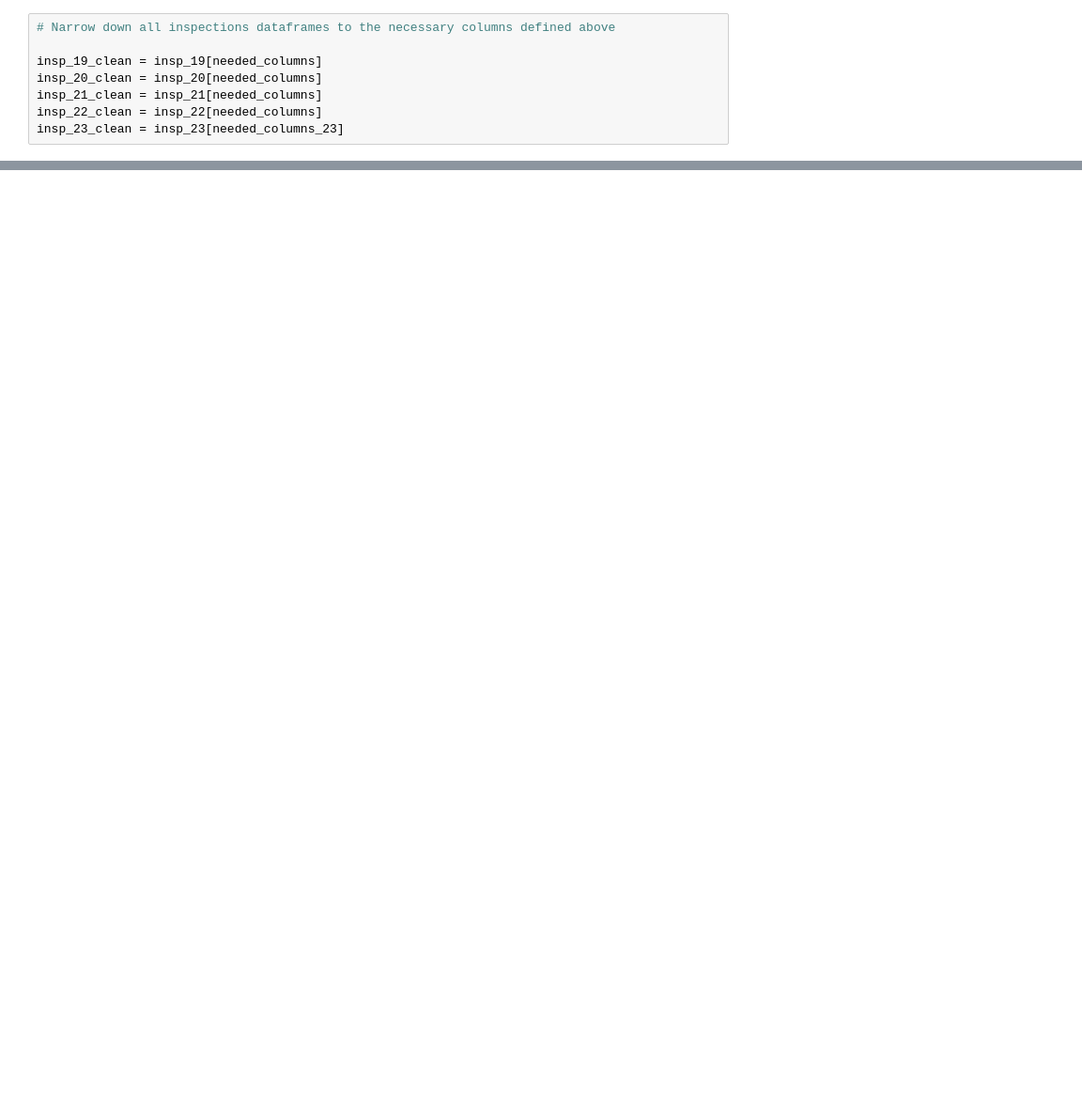
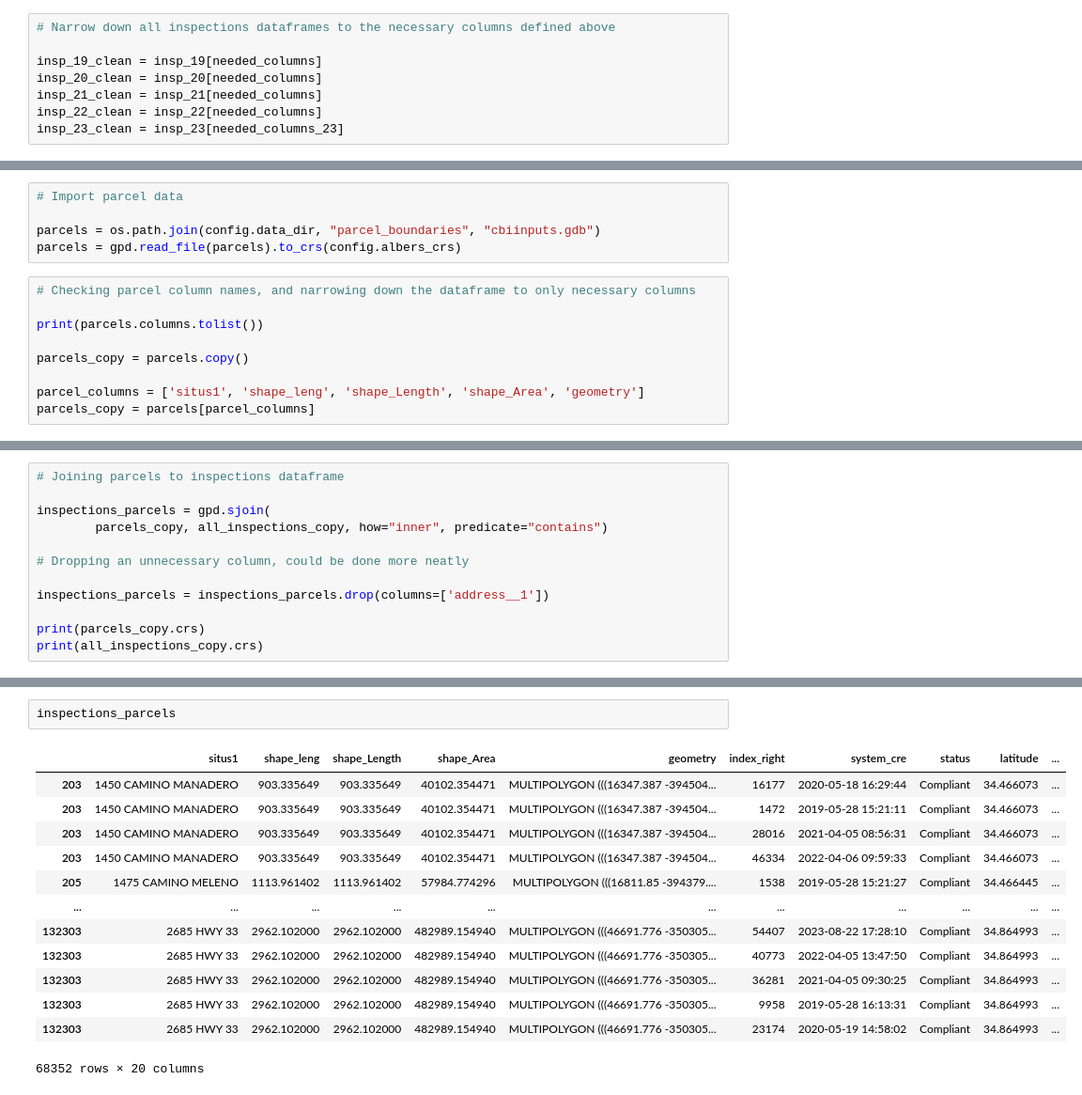
Before and after one commit to wildfire-prep/data-preparation, a Jupyter notebook: code/00_label_data/02_inspection_data_cleaning.ipynb, the cells around one changed output, grey strips where cells are left out. Shown at 94% size. Drawn from its saved outputs; the diff is of its cells as text; blank space fills up the shorter version.

```diff
--- a/code/00_label_data/02_inspection_data_cleaning.ipynb
+++ b/code/00_label_data/02_inspection_data_cleaning.ipynb
@@ -351,0 +79,14 @@ For the rest of the columns, investigate whether to keep them on a case by case
+# %%
+# Import parcel data
+
+parcels = os.path.join(config.data_dir, "parcel_boundaries", "cbiinputs.gdb")
+parcels = gpd.read_file(parcels).to_crs(config.albers_crs)
+# %%
+# Checking parcel column names, and narrowing down the dataframe to only necessary columns
+
+print(parcels.columns.tolist())
+
+parcels_copy = parcels.copy()
+
+parcel_columns = ['situs1', 'shape_leng', 'shape_Length', 'shape_Area', 'geometry']
+parcels_copy = parcels[parcel_columns]
@@ -351,0 +95,12 @@ For the rest of the columns, investigate whether to keep them on a case by case
+# %%
+# Joining parcels to inspections dataframe
+
+inspections_parcels = gpd.sjoin(
+        parcels_copy, all_inspections_copy, how="inner", predicate="contains")
+
+# Dropping an unnecessary column, could be done more neatly
+
+inspections_parcels = inspections_parcels.drop(columns=['address__1'])
+
+print(parcels_copy.crs)
+print(all_inspections_copy.crs)
@@ -351,0 +173,16 @@ For the rest of the columns, investigate whether to keep them on a case by case
+# %%
+inspections_parcels
+# %% [output]
+|  | situs1 | shape_leng | shape_Length | shape_Area | geometry | index_right | system_cre | status | latitude | ... |
+| 203 | 1450 CAMINO MANADERO | 903.335649 | 903.335649 | 40102.354471 | MULTIPOLYGON (((16347.387 -394504... | 16177 | 2020-05-18 16:29:44 | Compliant | 34.466073 | ... |
+| 203 | 1450 CAMINO MANADERO | 903.335649 | 903.335649 | 40102.354471 | MULTIPOLYGON (((16347.387 -394504... | 1472 | 2019-05-28 15:21:11 | Compliant | 34.466073 | ... |
+| 203 | 1450 CAMINO MANADERO | 903.335649 | 903.335649 | 40102.354471 | MULTIPOLYGON (((16347.387 -394504... | 28016 | 2021-04-05 08:56:31 | Compliant | 34.466073 | ... |
+| 203 | 1450 CAMINO MANADERO | 903.335649 | 903.335649 | 40102.354471 | MULTIPOLYGON (((16347.387 -394504... | 46334 | 2022-04-06 09:59:33 | Compliant | 34.466073 | ... |
+| 205 | 1475 CAMINO MELENO | 1113.961402 | 1113.961402 | 57984.774296 | MULTIPOLYGON (((16811.85 -394379.... | 1538 | 2019-05-28 15:21:27 | Compliant | 34.466445 | ... |
+| ... | ... | ... | ... | ... | ... | ... | ... | ... | ... | ... |
+| 132303 | 2685 HWY 33 | 2962.102000 | 2962.102000 | 482989.154940 | MULTIPOLYGON (((46691.776 -350305... | 54407 | 2023-08-22 17:28:10 | Compliant | 34.864993 | ... |
+| 132303 | 2685 HWY 33 | 2962.102000 | 2962.102000 | 482989.154940 | MULTIPOLYGON (((46691.776 -350305... | 40773 | 2022-04-05 13:47:50 | Compliant | 34.864993 | ... |
+| 132303 | 2685 HWY 33 | 2962.102000 | 2962.102000 | 482989.154940 | MULTIPOLYGON (((46691.776 -350305... | 36281 | 2021-04-05 09:30:25 | Compliant | 34.864993 | ... |
+| 132303 | 2685 HWY 33 | 2962.102000 | 2962.102000 | 482989.154940 | MULTIPOLYGON (((46691.776 -350305... | 9958 | 2019-05-28 16:13:31 | Compliant | 34.864993 | ... |
+| 132303 | 2685 HWY 33 | 2962.102000 | 2962.102000 | 482989.154940 | MULTIPOLYGON (((46691.776 -350305... | 23174 | 2020-05-19 14:58:02 | Compliant | 34.864993 | ... |
+68352 rows × 20 columns
```
Also changed, not shown: parts of 42 cells of this notebook.
